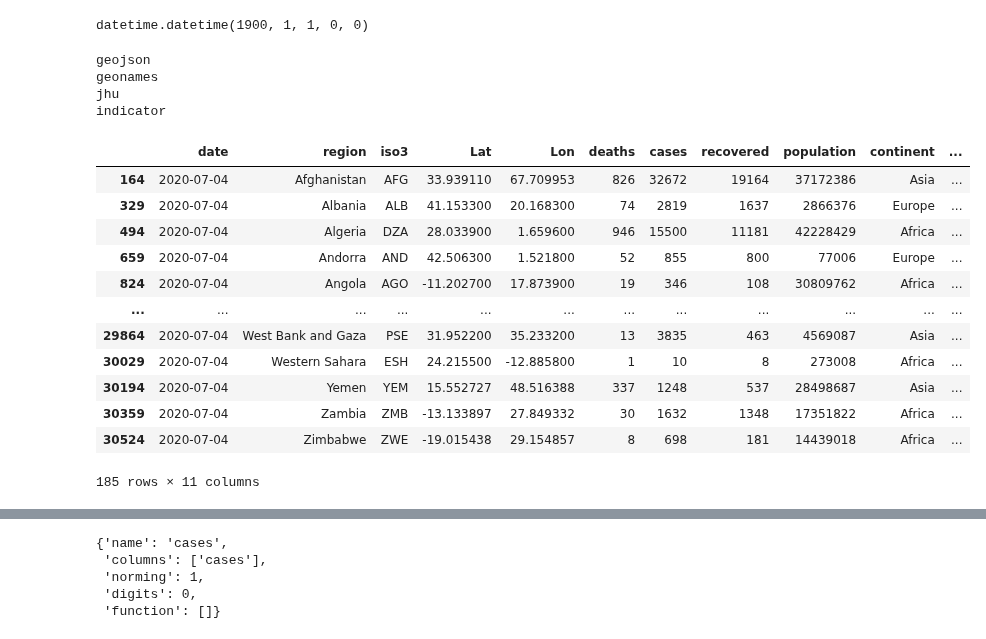
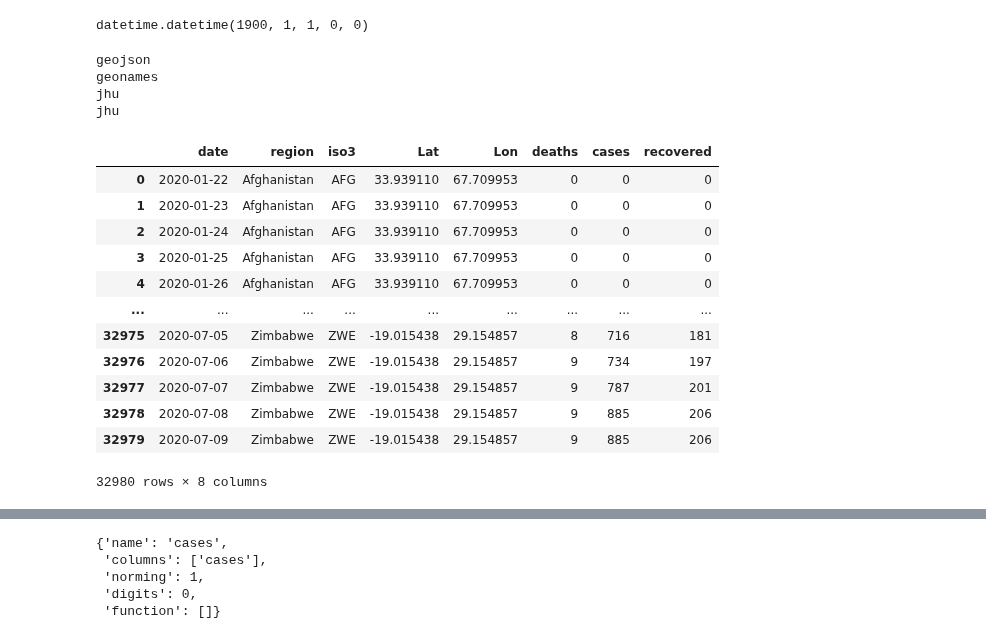
Before and after one commit to ditori1976/covid_app, a Jupyter notebook: notebooks/DataLoader.ipynb, the cells around one changed output, grey strips where cells are left out. Cells and saved outputs as stored; diff of their text form; code cells hidden in the pictures.

```diff
--- a/notebooks/DataLoader.ipynb
+++ b/notebooks/DataLoader.ipynb
@@ -34,22 +37,23 @@ datetime.datetime(1900, 1, 1, 0, 0)
 # %%
 data.load_data()
-cases = data.latest_data(data.indicators["cases"])
+cases = data.load_jhu()
+
 cases
 # %% [output]
 geojson
 geonames
 jhu
-indicator
+jhu
-|  | date | region | iso3 | Lat | Lon | deaths | cases | recovered | population | continent | ... |
-| 164 | 2020-07-04 | Afghanistan | AFG | 33.939110 | 67.709953 | 826 | 32672 | 19164 | 37172386 | Asia | ... |
-| 329 | 2020-07-04 | Albania | ALB | 41.153300 | 20.168300 | 74 | 2819 | 1637 | 2866376 | Europe | ... |
-| 494 | 2020-07-04 | Algeria | DZA | 28.033900 | 1.659600 | 946 | 15500 | 11181 | 42228429 | Africa | ... |
-| 659 | 2020-07-04 | Andorra | AND | 42.506300 | 1.521800 | 52 | 855 | 800 | 77006 | Europe | ... |
-| 824 | 2020-07-04 | Angola | AGO | -11.202700 | 17.873900 | 19 | 346 | 108 | 30809762 | Africa | ... |
-| ... | ... | ... | ... | ... | ... | ... | ... | ... | ... | ... | ... |
-| 29864 | 2020-07-04 | West Bank and Gaza | PSE | 31.952200 | 35.233200 | 13 | 3835 | 463 | 4569087 | Asia | ... |
-| 30029 | 2020-07-04 | Western Sahara | ESH | 24.215500 | -12.885800 | 1 | 10 | 8 | 273008 | Africa | ... |
-| 30194 | 2020-07-04 | Yemen | YEM | 15.552727 | 48.516388 | 337 | 1248 | 537 | 28498687 | Asia | ... |
-| 30359 | 2020-07-04 | Zambia | ZMB | -13.133897 | 27.849332 | 30 | 1632 | 1348 | 17351822 | Africa | ... |
-| 30524 | 2020-07-04 | Zimbabwe | ZWE | -19.015438 | 29.154857 | 8 | 698 | 181 | 14439018 | Africa | ... |
+|  | date | region | iso3 | Lat | Lon | deaths | cases | recovered |
+| 0 | 2020-01-22 | Afghanistan | AFG | 33.939110 | 67.709953 | 0 | 0 | 0 |
+| 1 | 2020-01-23 | Afghanistan | AFG | 33.939110 | 67.709953 | 0 | 0 | 0 |
+| 2 | 2020-01-24 | Afghanistan | AFG | 33.939110 | 67.709953 | 0 | 0 | 0 |
+| 3 | 2020-01-25 | Afghanistan | AFG | 33.939110 | 67.709953 | 0 | 0 | 0 |
+| 4 | 2020-01-26 | Afghanistan | AFG | 33.939110 | 67.709953 | 0 | 0 | 0 |
+| ... | ... | ... | ... | ... | ... | ... | ... | ... |
+| 32975 | 2020-07-05 | Zimbabwe | ZWE | -19.015438 | 29.154857 | 8 | 716 | 181 |
+| 32976 | 2020-07-06 | Zimbabwe | ZWE | -19.015438 | 29.154857 | 9 | 734 | 197 |
+| 32977 | 2020-07-07 | Zimbabwe | ZWE | -19.015438 | 29.154857 | 9 | 787 | 201 |
+| 32978 | 2020-07-08 | Zimbabwe | ZWE | -19.015438 | 29.154857 | 9 | 885 | 206 |
+| 32979 | 2020-07-09 | Zimbabwe | ZWE | -19.015438 | 29.154857 | 9 | 885 | 206 |
-185 rows × 11 columns
+32980 rows × 8 columns
```
Also changed, not shown: parts of 3 cells of this notebook, 2 other files.
